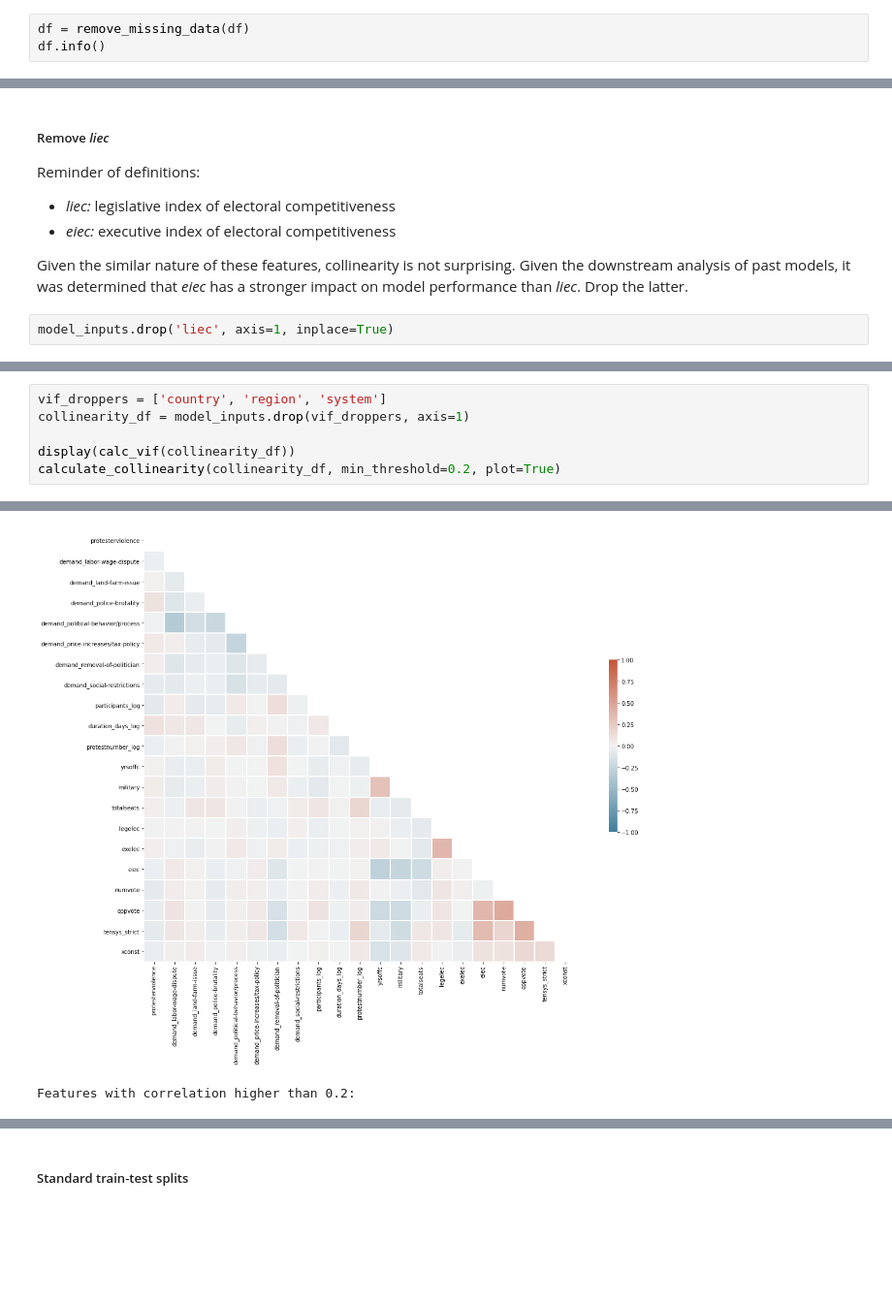
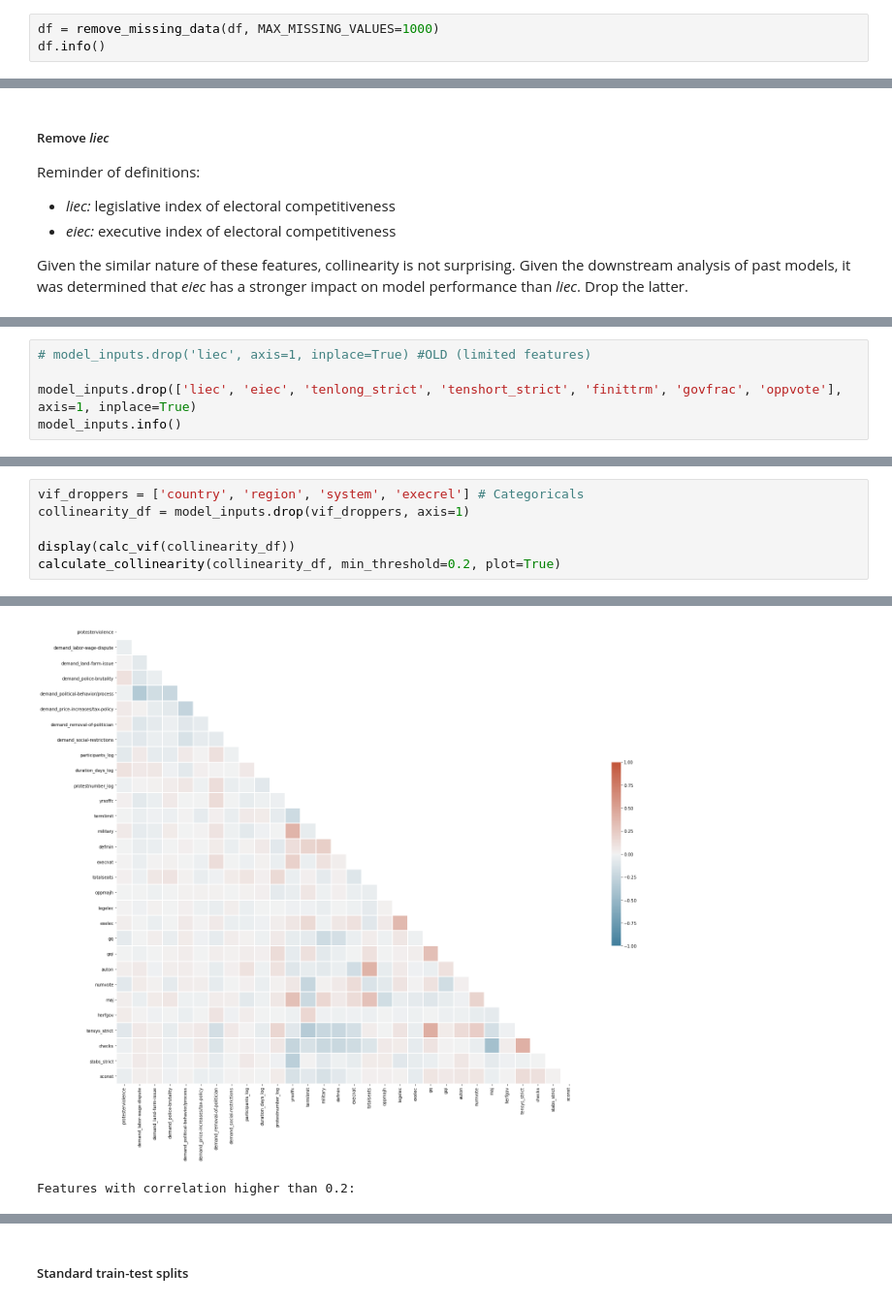
Before and after one commit to sethnlewis/Predicting-Political-Revolutions, a Jupyter notebook: notebooks/MODEL.ipynb, the cells around one changed output, grey strips where cells are left out. Shown at 97% size. Cells and saved outputs as stored; diff of their text form; blank space fills up the shorter version.

```diff
--- a/notebooks/MODEL.ipynb
+++ b/notebooks/MODEL.ipynb
@@ -197,7 +209,7 @@ df['country'] = df.country.astype('category')
 # %% [markdown]
 ##### Run custom function that removes all features that don't have a minimum threshold of non-null values
 # %%
-df = remove_missing_data(df)
+df = remove_missing_data(df, MAX_MISSING_VALUES=1000)
 df.info()
 # %% [output]
 <class 'pandas.core.frame.DataFrame'>
@@ -341,5 +377,3 @@ Reminder of definitions:
 - *eiec:* executive index of electoral competitiveness
 
 Given the similar nature of these features, collinearity is not surprising. Given the downstream analysis of past models, it was determined that *eiec* has a stronger impact on model performance than *liec*. Drop the latter.
-# %%
-model_inputs.drop('liec', axis=1, inplace=True)
@@ -365,0 +380,5 @@ memory usage: 2.5 MB
+# %%
+# model_inputs.drop('liec', axis=1, inplace=True) #OLD (limited features)
+
+model_inputs.drop(['liec', 'eiec', 'tenlong_strict', 'tenshort_strict', 'finittrm', 'govfrac', 'oppvote'], axis=1, inplace=True)
+model_inputs.info()
@@ -366,5 +403,5 @@ memory usage: 2.5 MB
 # %%
-vif_droppers = ['country', 'region', 'system']
+vif_droppers = ['country', 'region', 'system', 'execrel'] # Categoricals
 collinearity_df = model_inputs.drop(vif_droppers, axis=1)
 
 display(calc_vif(collinearity_df))
@@ -390,4 +427,4 @@ calculate_collinearity(collinearity_df, min_threshold=0.2, plot=True)
-[figure, old version]
+[figure, new version]
 Features with correlation higher than 0.2:
 |  | cc |
 | pairs |  |
```
Also changed, not shown: parts of 38 cells of this notebook, 7 other files.
